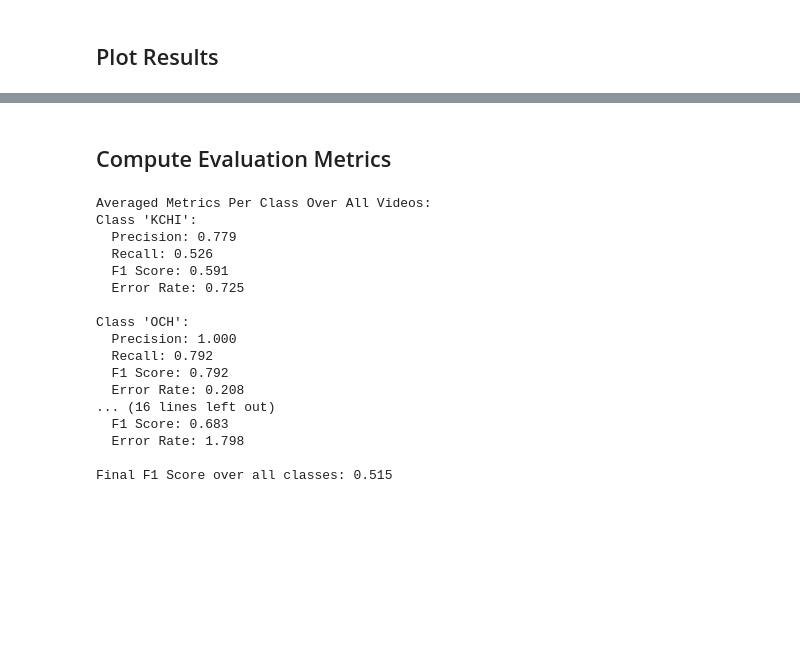
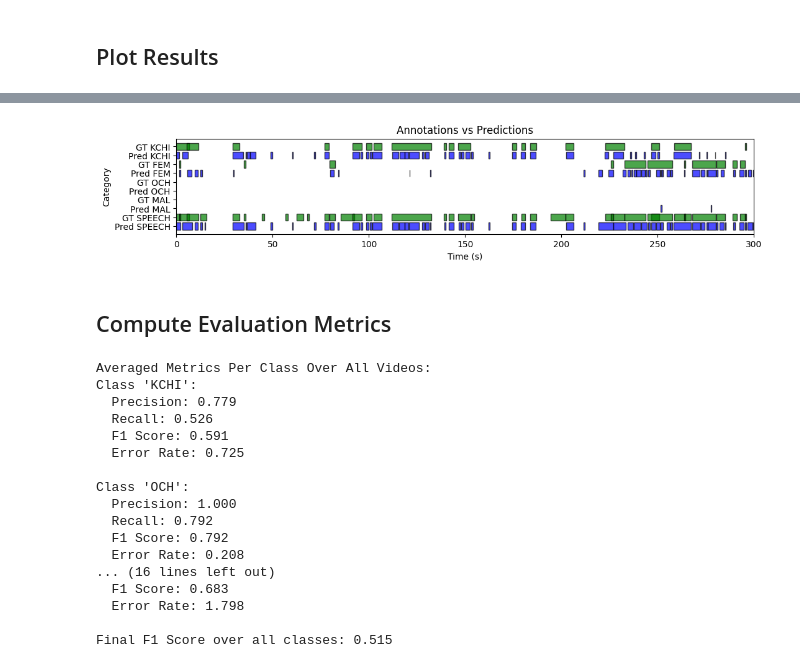
Before and after one commit to neleSuffo/naturalistic-social-analysis, a Jupyter notebook: notebooks/vtc_evaluation.ipynb, the cells around one changed output, grey strips where cells are left out. Drawn from its saved outputs; the diff is of its cells as text; code cells hidden in the pictures; blank space fills up the shorter version.

```diff
--- a/notebooks/vtc_evaluation.ipynb
+++ b/notebooks/vtc_evaluation.ipynb
@@ -112,3 +108,7 @@ plot_annotations_vs_predictions('186666')
+# %%
+plot_annotations_vs_predictions('284099', 0.1)
+# %% [output]
+[figure, added]
 # %% [markdown]
 ## Compute Evaluation Metrics
 # %%
```
Also changed, not shown: parts of 6 cells of this notebook.
